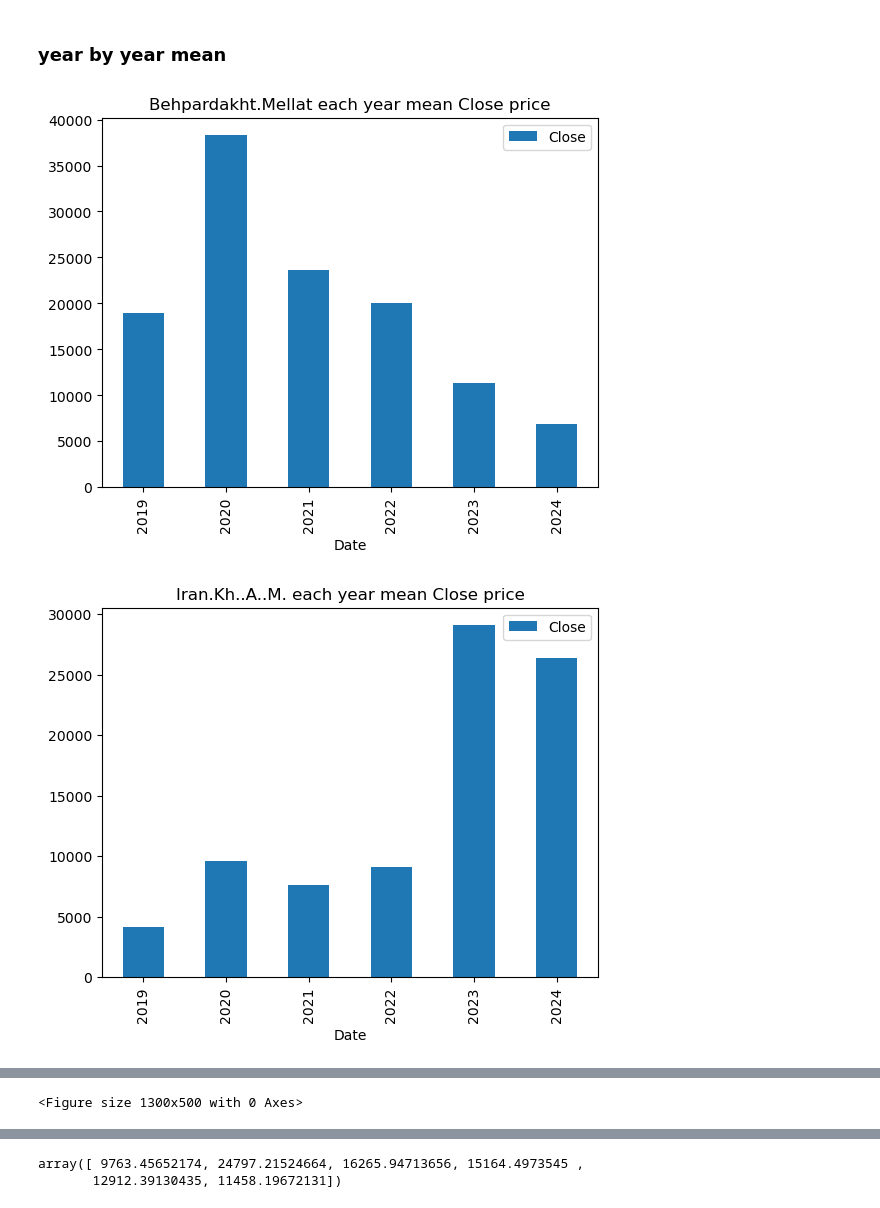
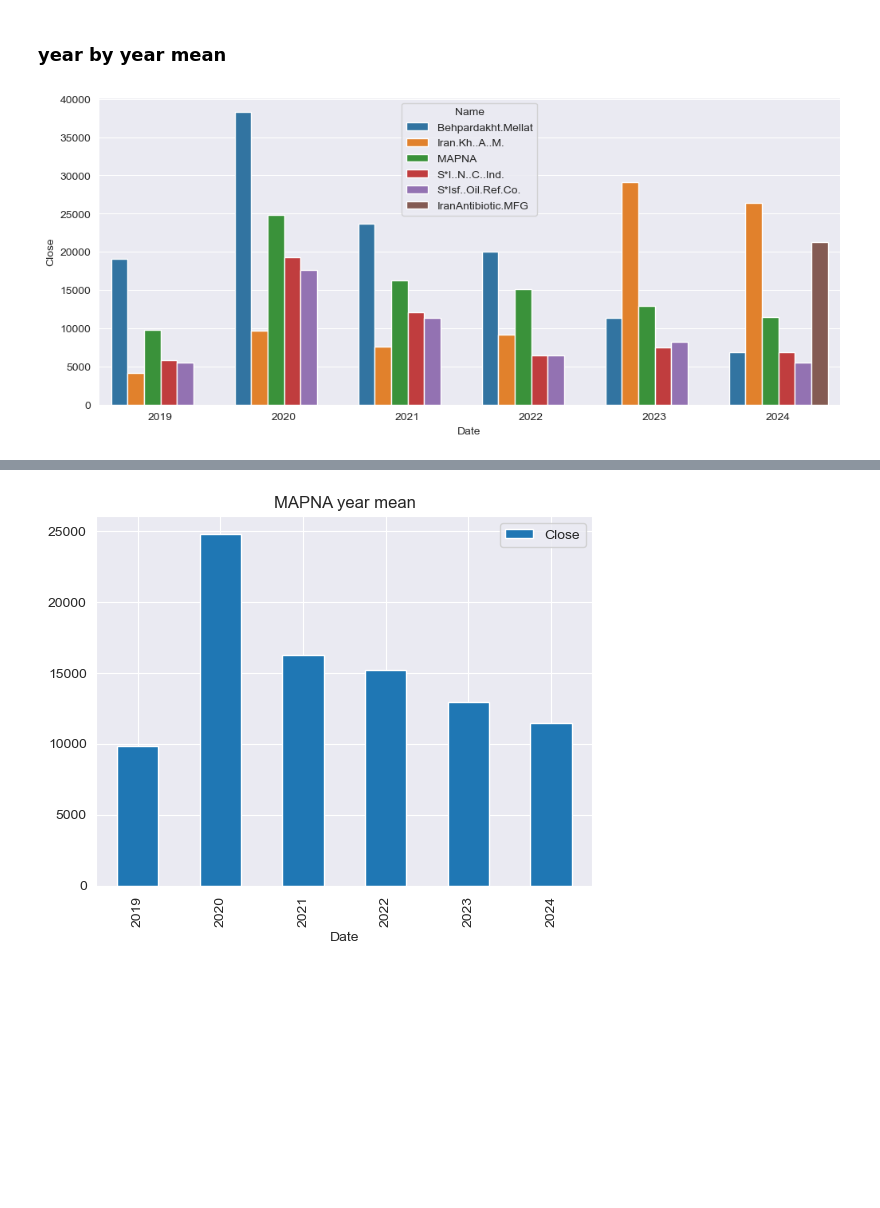
Before and after one commit to ParsaMohammadpour/backtest-linearRegression, a Jupyter notebook: sample.ipynb, the cells around one changed output, grey strips where cells are left out. Cells and saved outputs as stored; diff of their text form; code cells hidden in the pictures; blank space fills up the shorter version.

```diff
--- a/sample.ipynb
+++ b/sample.ipynb
@@ -157,7 +51,6 @@ stock_holder.close_open_diff(100, is_head=True)
 # %% [markdown]
 ### year by year mean
 # %%
-stock_holder.year_mean()
+stock_holder.year_mean_compare()
 # %% [output]
-[figure, old version]
+[figure, new version]
-[figure, removed]
@@ -168 +56,0 @@ stock_holder.year_mean()
-<Figure size 1300x500 with 0 Axes>
@@ -170,8 +57,4 @@ stock_holder.year_mean()
 # %%
-df = stock_holder.samples['MAPNA']
-df = df.groupby(df.Date.dt.year)[['Close']].mean()
-y = df['Close'].values
-y
+stock_holder.year_mean(SAMPLE_STOCK_NAME)
 # %% [output]
-array([ 9763.45652174, 24797.21524664, 16265.94713656, 15164.4973545 ,
-       12912.39130435, 11458.19672131])
+[figure, added]
```
Also changed, not shown: parts of 30 cells of this notebook, 4 other files.
